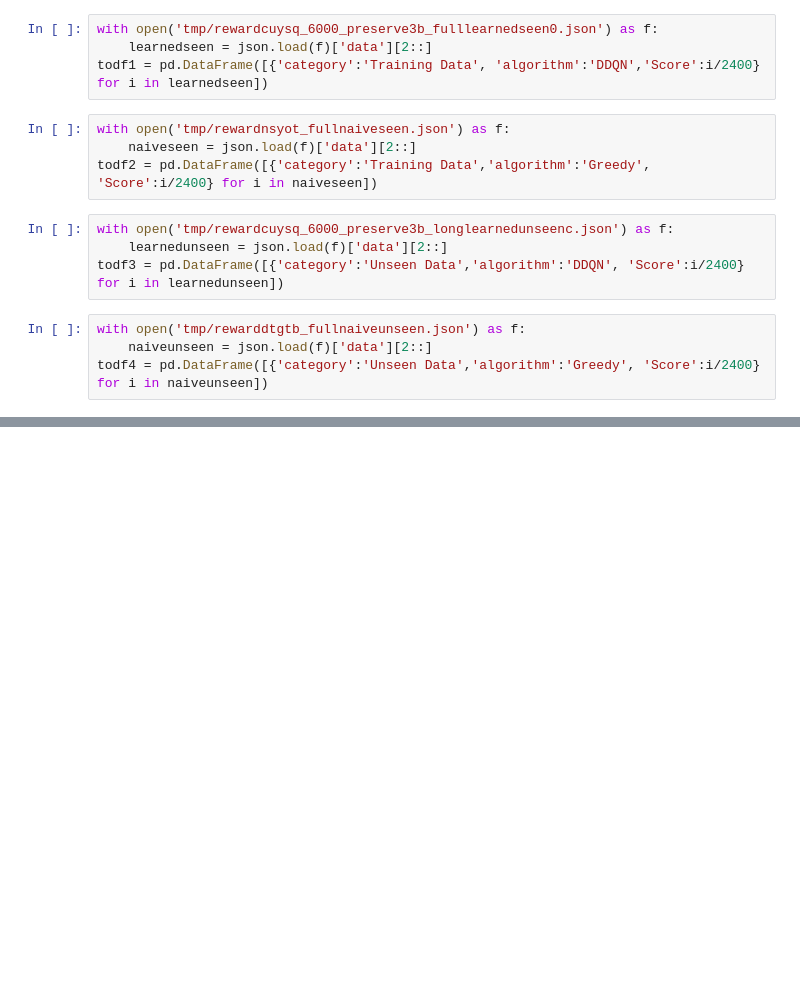
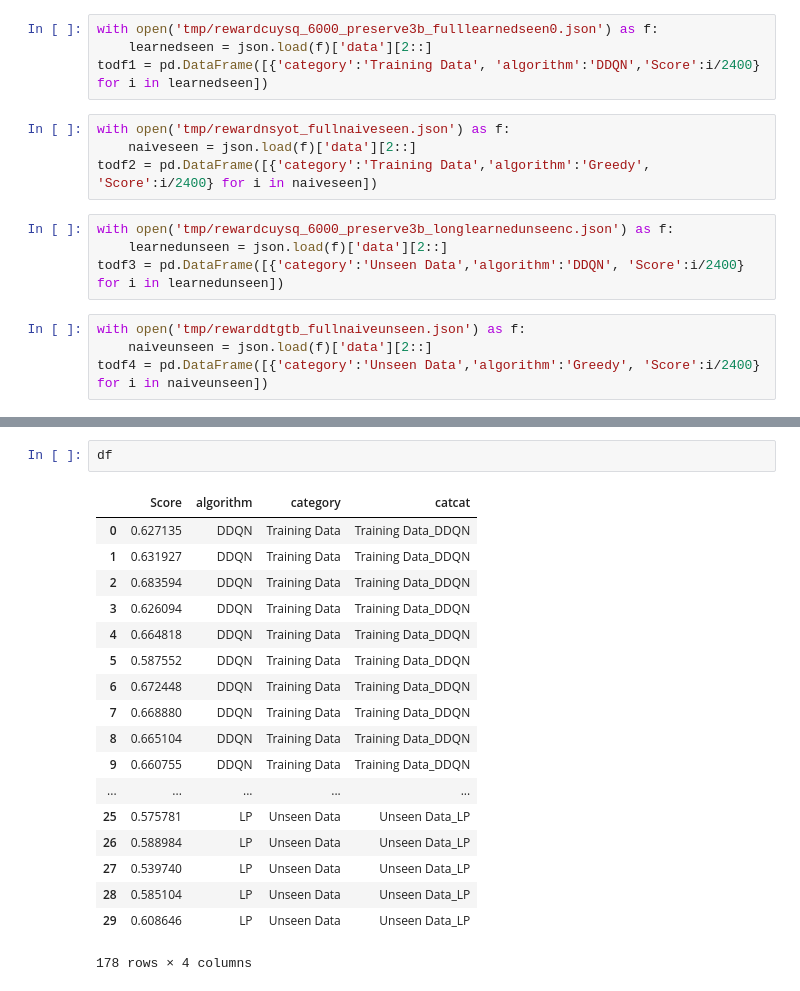
Before and after one commit to jamesjarlathlong/continuous, a Jupyter notebook: greedy_vs_DDQN.ipynb, the cells around one changed output, grey strips where cells are left out. Cells and saved outputs as stored; diff of their text form; blank space fills up the shorter version.

```diff
--- a/greedy_vs_DDQN.ipynb
+++ b/greedy_vs_DDQN.ipynb
@@ -55,0 +58,21 @@ NameError: name 'np' is not defined
+# %%
+df
+# %% [output]
+|  | Score | algorithm | category | catcat |
+| 0 | 0.627135 | DDQN | Training Data | Training Data_DDQN |
+| 1 | 0.631927 | DDQN | Training Data | Training Data_DDQN |
+| 2 | 0.683594 | DDQN | Training Data | Training Data_DDQN |
+| 3 | 0.626094 | DDQN | Training Data | Training Data_DDQN |
+| 4 | 0.664818 | DDQN | Training Data | Training Data_DDQN |
+| 5 | 0.587552 | DDQN | Training Data | Training Data_DDQN |
+| 6 | 0.672448 | DDQN | Training Data | Training Data_DDQN |
+| 7 | 0.668880 | DDQN | Training Data | Training Data_DDQN |
+| 8 | 0.665104 | DDQN | Training Data | Training Data_DDQN |
+| 9 | 0.660755 | DDQN | Training Data | Training Data_DDQN |
+| ... | ... | ... | ... | ... |
+| 25 | 0.575781 | LP | Unseen Data | Unseen Data_LP |
+| 26 | 0.588984 | LP | Unseen Data | Unseen Data_LP |
+| 27 | 0.539740 | LP | Unseen Data | Unseen Data_LP |
+| 28 | 0.585104 | LP | Unseen Data | Unseen Data_LP |
+| 29 | 0.608646 | LP | Unseen Data | Unseen Data_LP |
+178 rows × 4 columns
```
Also changed, not shown: parts of 6 cells of this notebook, 9 other files.
